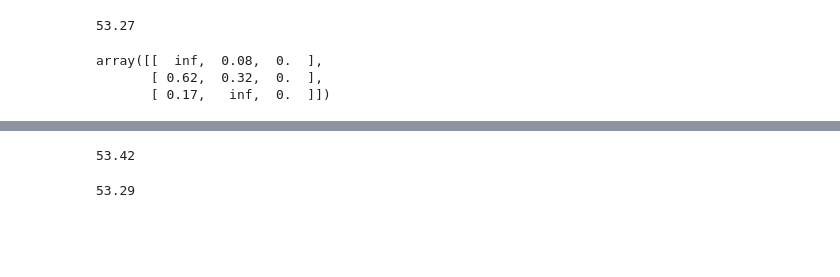
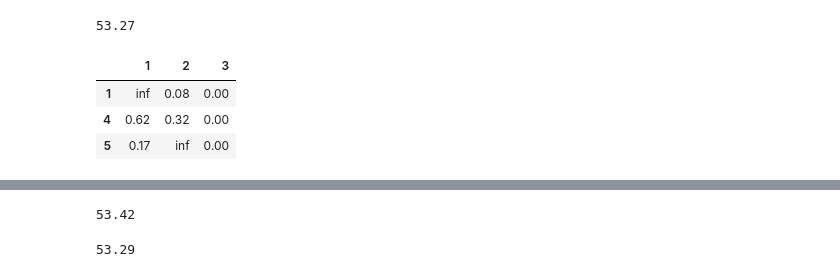
Before and after one commit to RerumNovarum/vsu-games, a Jupyter notebook: travelingsalesmanhelpers.ipynb, the cells around one changed output, grey strips where cells are left out. Saved outputs shown, nothing was run; the diff lists cells and outputs as text; code cells hidden in the pictures; blank space fills up the shorter version.

```diff
--- a/travelingsalesmanhelpers.ipynb
+++ b/travelingsalesmanhelpers.ipynb
@@ -238,12 +273,13 @@ round(52.72+.55, 2)
 # %% [output]
 53.27
 # %%
-C5 = C4[:-1,:][:,:-1]
+C5 = C4.loc[[1,4,5], [1,2,3]]
 C5
 # %% [output]
-array([[  inf,  0.08,  0.  ],
-       [ 0.62,  0.32,  0.  ],
-       [ 0.17,   inf,  0.  ]])
+|  | 1 | 2 | 3 |
+| 1 | inf | 0.08 | 0.00 |
+| 4 | 0.62 | 0.32 | 0.00 |
+| 5 | 0.17 | inf | 0.00 |
 # %%
 C5, C5mc = col_transform(C5)
 C5
```
Also changed, not shown: parts of 31 cells of this notebook.
